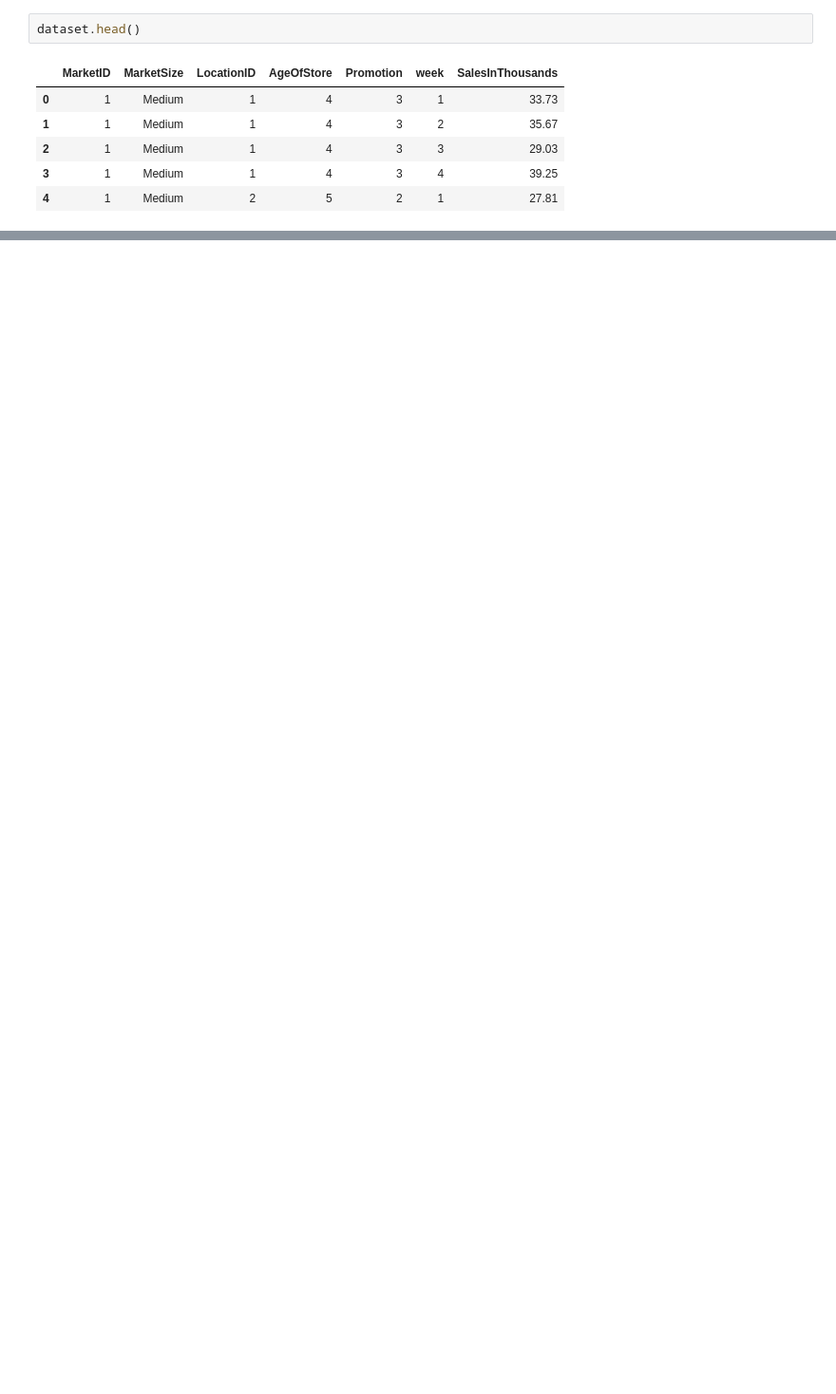
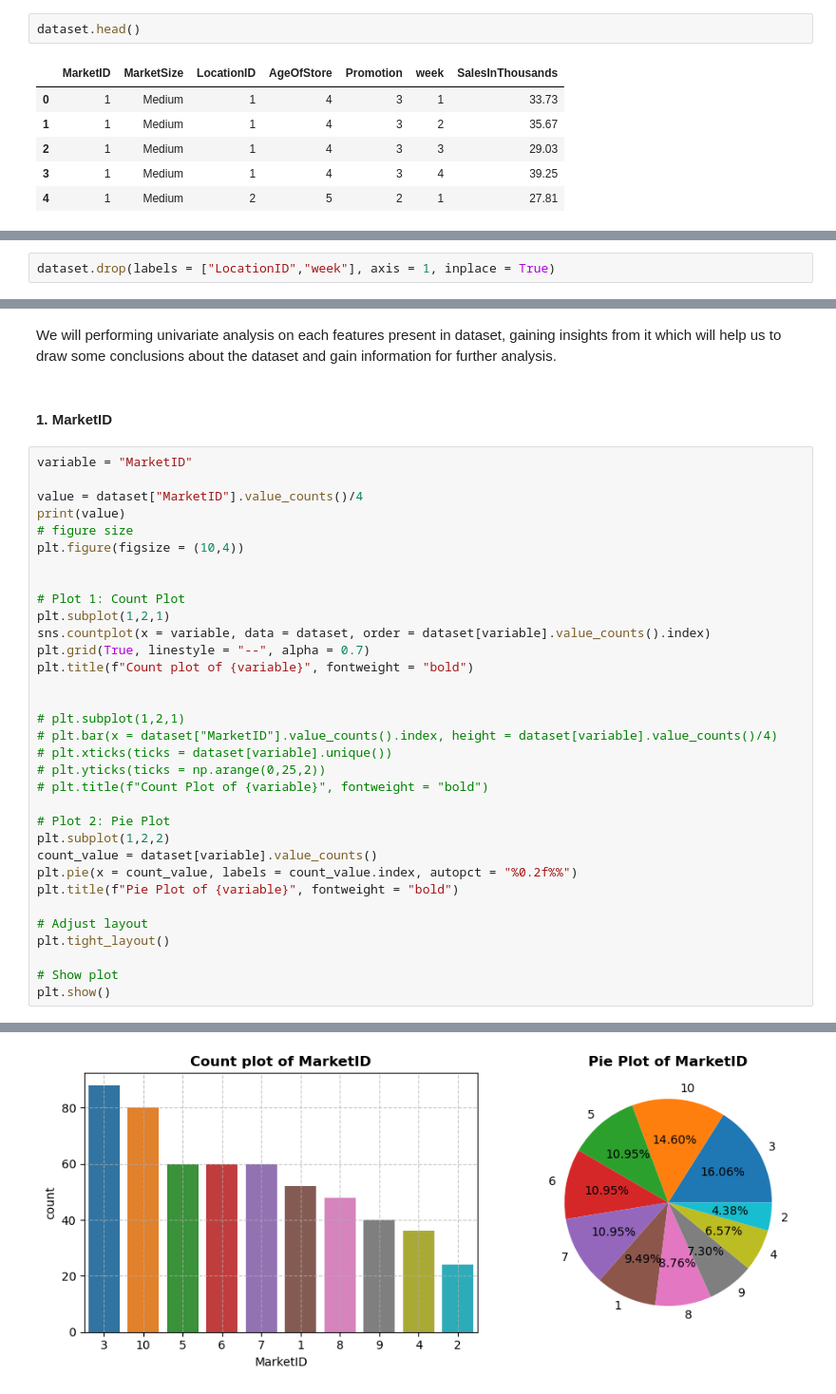
Before and after one commit to Singhal-Piyush/AB_Testing_Fast_Food_Chain, a Jupyter notebook: Fast_Food_Marketing_Campaign_AB_Testing.ipynb, the cells around one changed output, grey strips where cells are left out. Shown: that part at 95% size. Saved outputs shown, nothing was run; the diff lists cells and outputs as text; blank space fills up the shorter version.

Commit message:
EDA analysis

```diff
--- a/Fast_Food_Marketing_Campaign_AB_Testing.ipynb
+++ b/Fast_Food_Marketing_Campaign_AB_Testing.ipynb
@@ -208,0 +163,2 @@ Name: LocationID, Length: 137, dtype: int64
+# %%
+dataset.drop(labels = ["LocationID","week"], axis = 1, inplace = True)
@@ -208,0 +173,38 @@ Name: LocationID, Length: 137, dtype: int64
+# %% [markdown]
+We will performing univariate analysis on each features present in dataset, gaining insights from it which will help us to draw some conclusions about the dataset and gain information for further analysis.
+# %% [markdown]
+#### 1. MarketID
+# %%
+variable = "MarketID"
+
+value = dataset["MarketID"].value_counts()/4
+print(value)
+# figure size
+plt.figure(figsize = (10,4))
+
+
+# Plot 1: Count Plot
+plt.subplot(1,2,1)
+sns.countplot(x = variable, data = dataset, order = dataset[variable].value_counts().index)
+plt.grid(True, linestyle = "--", alpha = 0.7)
+plt.title(f"Count plot of {variable}", fontweight = "bold")
+
+
+# plt.subplot(1,2,1)
+# plt.bar(x = dataset["MarketID"].value_counts().index, height = dataset[variable].value_counts()/4)
+# plt.xticks(ticks = dataset[variable].unique())
+# plt.yticks(ticks = np.arange(0,25,2))
+# plt.title(f"Count Plot of {variable}", fontweight = "bold")
+
+# Plot 2: Pie Plot
+plt.subplot(1,2,2)
+count_value = dataset[variable].value_counts()
+plt.pie(x = count_value, labels = count_value.index, autopct = "%0.2f%%")
+plt.title(f"Pie Plot of {variable}", fontweight = "bold")
+
+# Adjust layout
+plt.tight_layout()
+
+# Show plot
+plt.show()
+# %% [output]
@@ -208,0 +222 @@ Name: LocationID, Length: 137, dtype: int64
+[figure, added]
```
Also changed, not shown: parts of 72 cells of this notebook.
